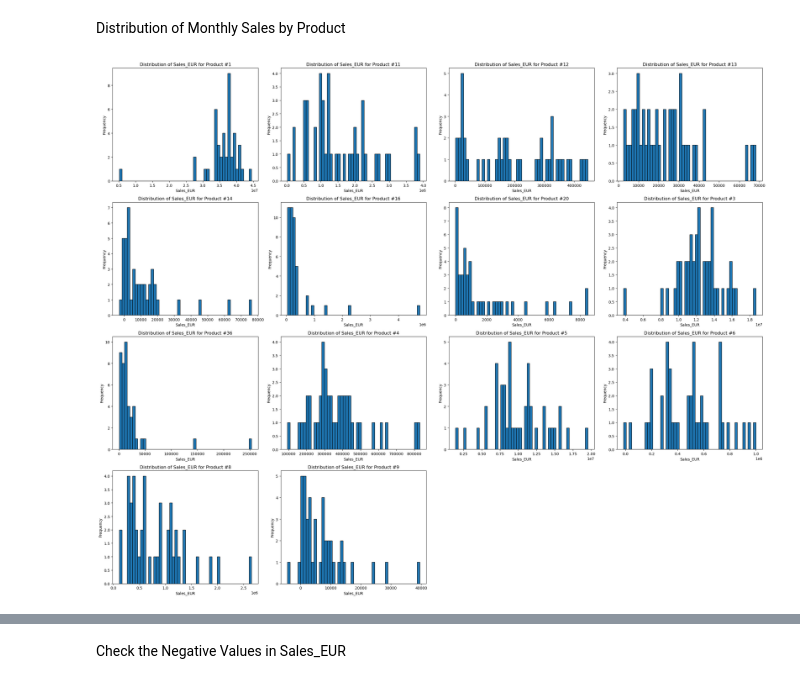
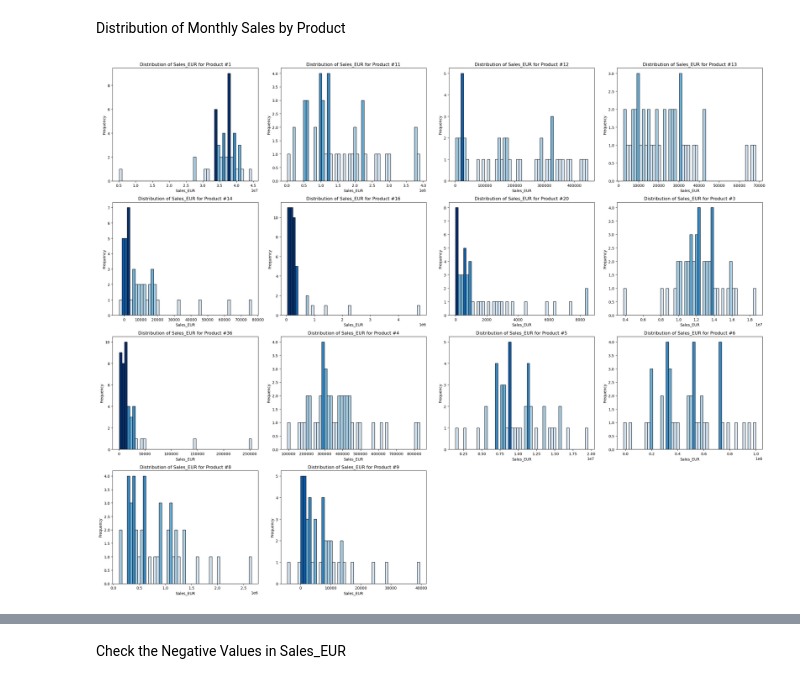
Before and after one commit to gugaaa1904/BC, a Jupyter notebook: Case 2.ipynb, the cells around one changed output, grey strips where cells are left out. Cells and saved outputs as stored; diff of their text form; code cells hidden in the pictures.

```diff
--- a/Case 2.ipynb
+++ b/Case 2.ipynb
@@ -546,22 +589,31 @@ print(monthly_sales_data)
 # %% [markdown]
 Distribution of Monthly Sales by Product
 # %%
+cmap = cm.Blues
+norm = Normalize(vmin=0, vmax=6)
+
 unique_products = monthly_sales_data["Mapped_GCK"].unique()
 num_columns = 4
 num_rows = (len(unique_products) // num_columns) + int(len(unique_products) % num_columns != 0)
+
 fig, axes = plt.subplots(num_rows, num_columns, figsize=(25, 5 * num_rows))
 axes = axes.flatten()
 
 for i, product in enumerate(unique_products):
-    axes[i].hist(monthly_sales_data[monthly_sales_data["Mapped_GCK"] == product]["Sales_EUR"], bins=50, edgecolor="black")
+    sales_data = monthly_sales_data[monthly_sales_data["Mapped_GCK"] == product]["Sales_EUR"]
+    n, bins, patches = axes[i].hist(sales_data, bins=50, edgecolor="black")
+
+    for j in range(len(patches)):
+        patches[j].set_facecolor(cmap(norm(n[j])))
+
     axes[i].set_title(f"Distribution of Sales_EUR for Product {product}")
     axes[i].set_xlabel("Sales_EUR")
     axes[i].set_ylabel("Frequency")
 
 for j in range(i + 1, len(axes)):
     axes[j].axis("off")
 
 plt.tight_layout()
 plt.show()
 # %% [output]
-[figure, old version]
+[figure, new version]
```
Also changed, not shown: parts of 57 cells of this notebook.
